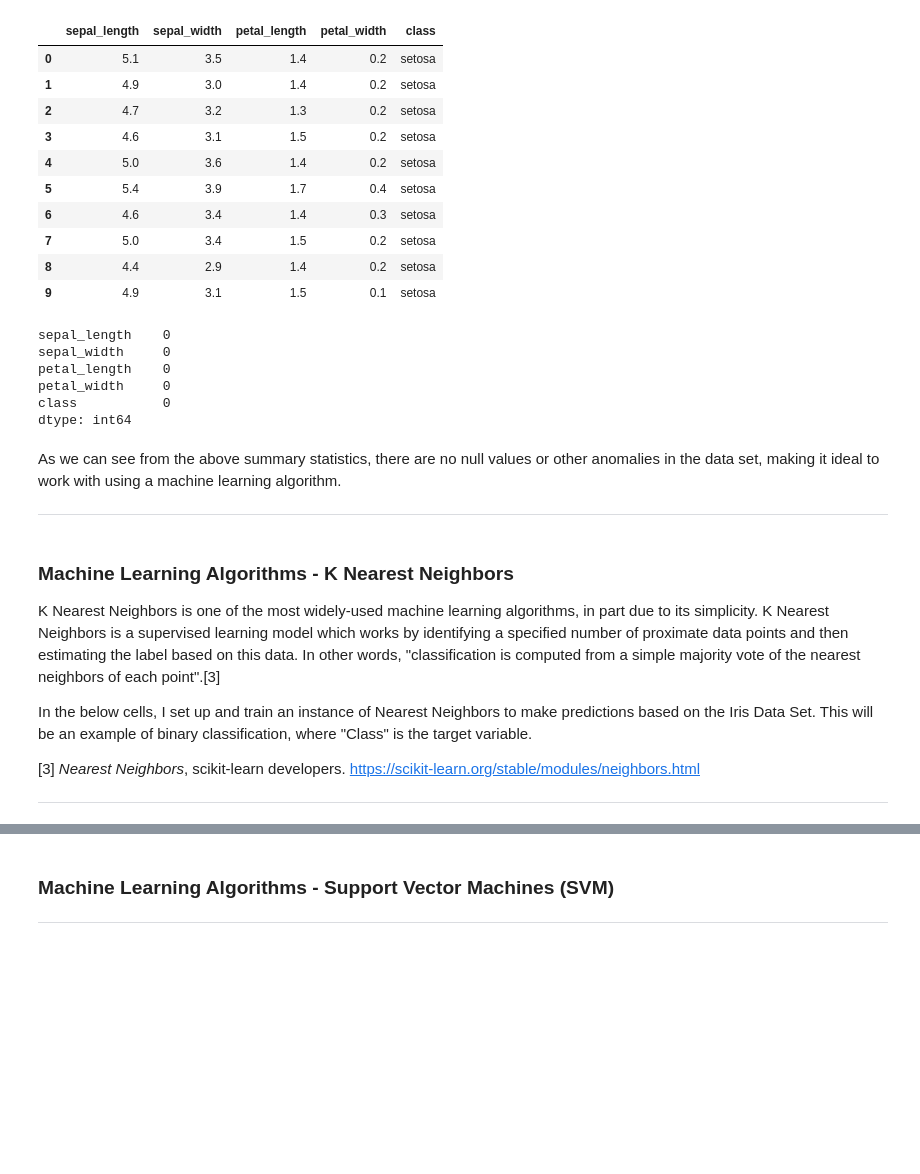
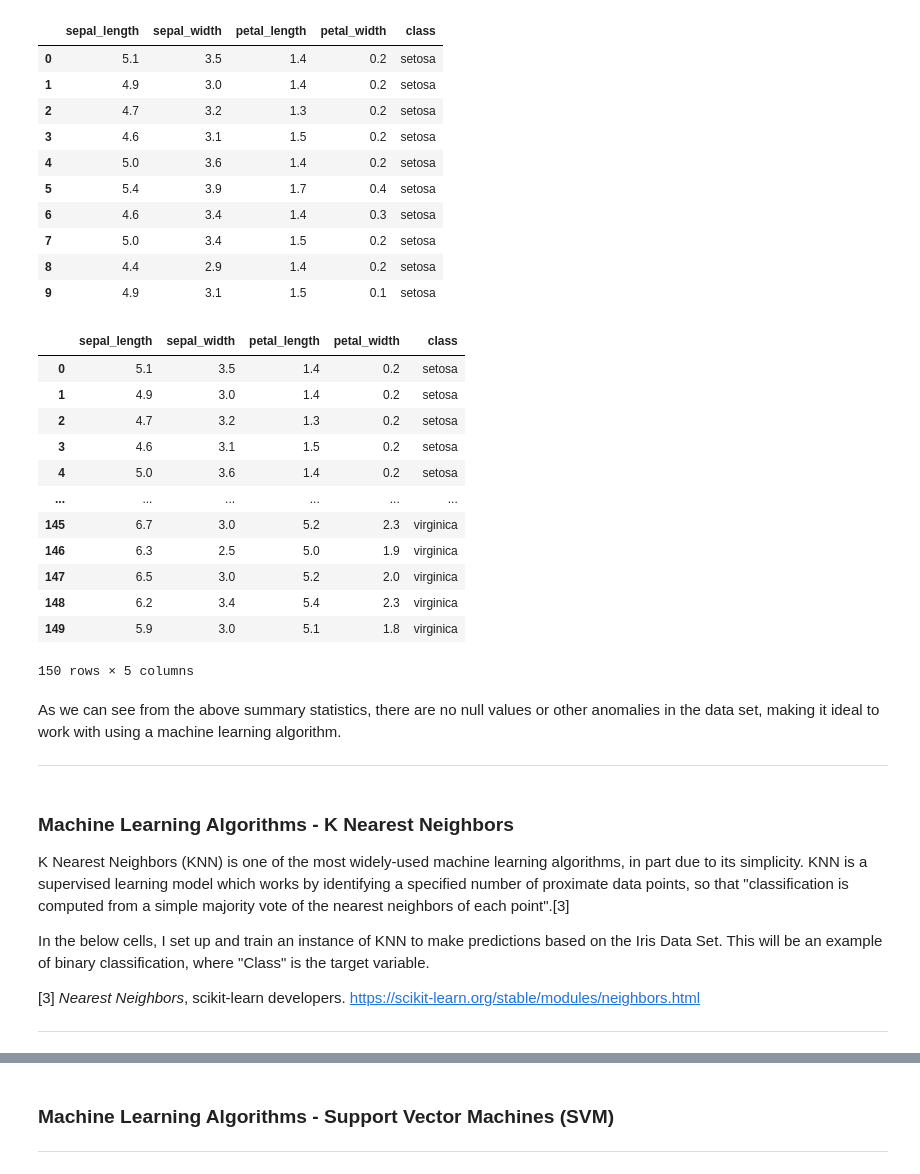
Before and after one commit to martincusack979/machine_learning_and_statistics, a Jupyter notebook: project.ipynb, the cells around one changed output, grey strips where cells are left out. Cells and saved outputs as stored; diff of their text form; code cells hidden in the pictures; blank space fills up the shorter version.

```diff
--- a/project.ipynb
+++ b/project.ipynb
@@ -96,25 +96,35 @@ df.head(10)
 | 7 | 5.0 | 3.4 | 1.5 | 0.2 | setosa |
 | 8 | 4.4 | 2.9 | 1.4 | 0.2 | setosa |
 | 9 | 4.9 | 3.1 | 1.5 | 0.1 | setosa |
-# %%
-# show number of null values
-df.isna().sum()
-# %% [output]
-sepal_length    0
-sepal_width     0
-petal_length    0
-petal_width     0
-class           0
-dtype: int64
+# %%
+# Drop all rows with null values from data set
+df_nona = df.dropna()
+
+# show
+df_nona
+# %% [output]
+|  | sepal_length | sepal_width | petal_length | petal_width | class |
+| 0 | 5.1 | 3.5 | 1.4 | 0.2 | setosa |
+| 1 | 4.9 | 3.0 | 1.4 | 0.2 | setosa |
+| 2 | 4.7 | 3.2 | 1.3 | 0.2 | setosa |
+| 3 | 4.6 | 3.1 | 1.5 | 0.2 | setosa |
+| 4 | 5.0 | 3.6 | 1.4 | 0.2 | setosa |
+| ... | ... | ... | ... | ... | ... |
+| 145 | 6.7 | 3.0 | 5.2 | 2.3 | virginica |
+| 146 | 6.3 | 2.5 | 5.0 | 1.9 | virginica |
+| 147 | 6.5 | 3.0 | 5.2 | 2.0 | virginica |
+| 148 | 6.2 | 3.4 | 5.4 | 2.3 | virginica |
+| 149 | 5.9 | 3.0 | 5.1 | 1.8 | virginica |
+150 rows × 5 columns
 # %% [markdown]
 As we can see from the above summary statistics, there are no null values or other anomalies in the data set, making it ideal to work with using a machine learning algorithm.
 ***
 # %% [markdown]
 ### Machine Learning Algorithms - K Nearest Neighbors
 
-K Nearest Neighbors is one of the most widely-used machine learning algorithms, in part due to its simplicity. K Nearest Neighbors is a supervised learning model which works by identifying a specified number of proximate data points and then estimating the label based on this data. In other words, "classification is computed from a simple majority vote of the nearest neighbors of each point".[3]
+K Nearest Neighbors (KNN) is one of the most widely-used machine learning algorithms, in part due to its simplicity. KNN is a supervised learning model which works by identifying a specified number of proximate data points, so that "classification is computed from a simple majority vote of the nearest neighbors of each point".[3]
 
-In the below cells, I set up and train an instance of Nearest Neighbors to make predictions based on the Iris Data Set. This will be an example of binary classification, where "Class" is the target variable.
+In the below cells, I set up and train an instance of KNN to make predictions based on the Iris Data Set. This will be an example of binary classification, where "Class" is the target variable.
 
 [3] *Nearest Neighbors*, scikit-learn developers. https://scikit-learn.org/stable/modules/neighbors.html
 ***
```
Also changed, not shown: parts of 12 cells of this notebook, 2 other files.
